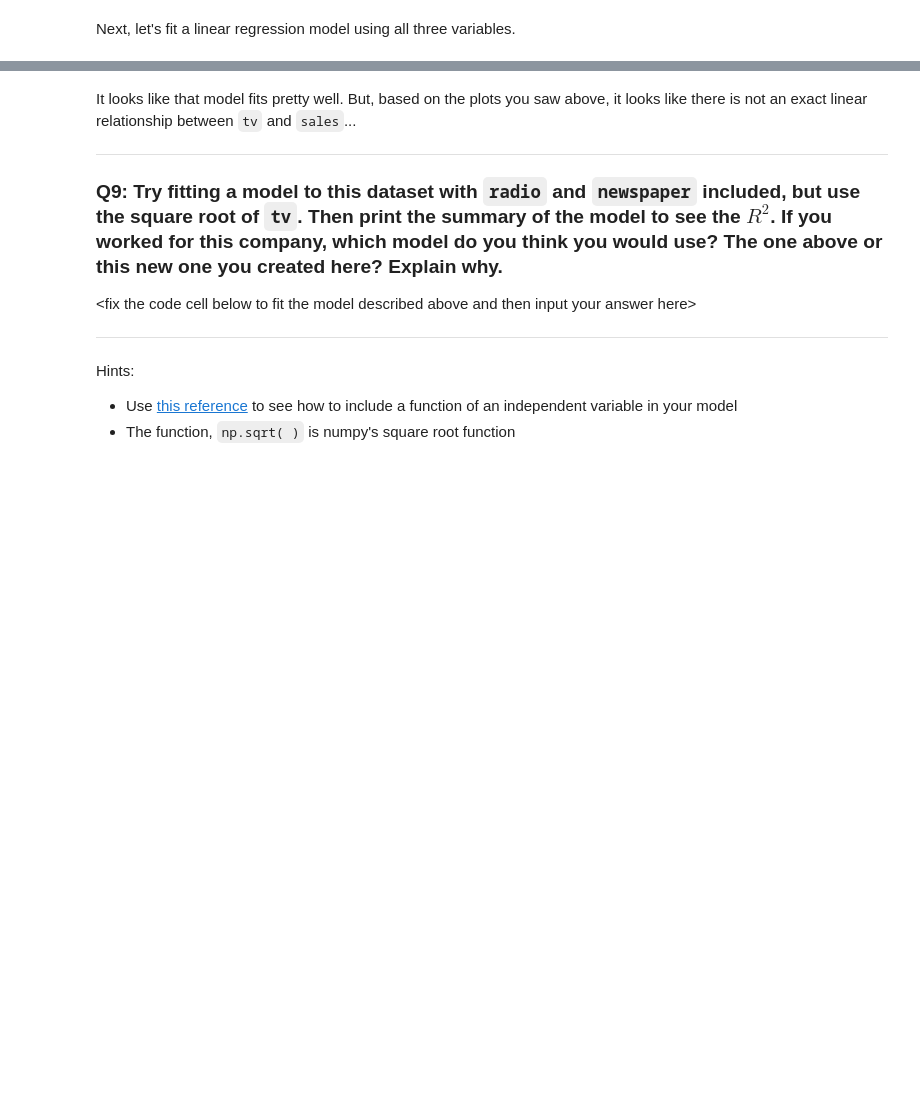
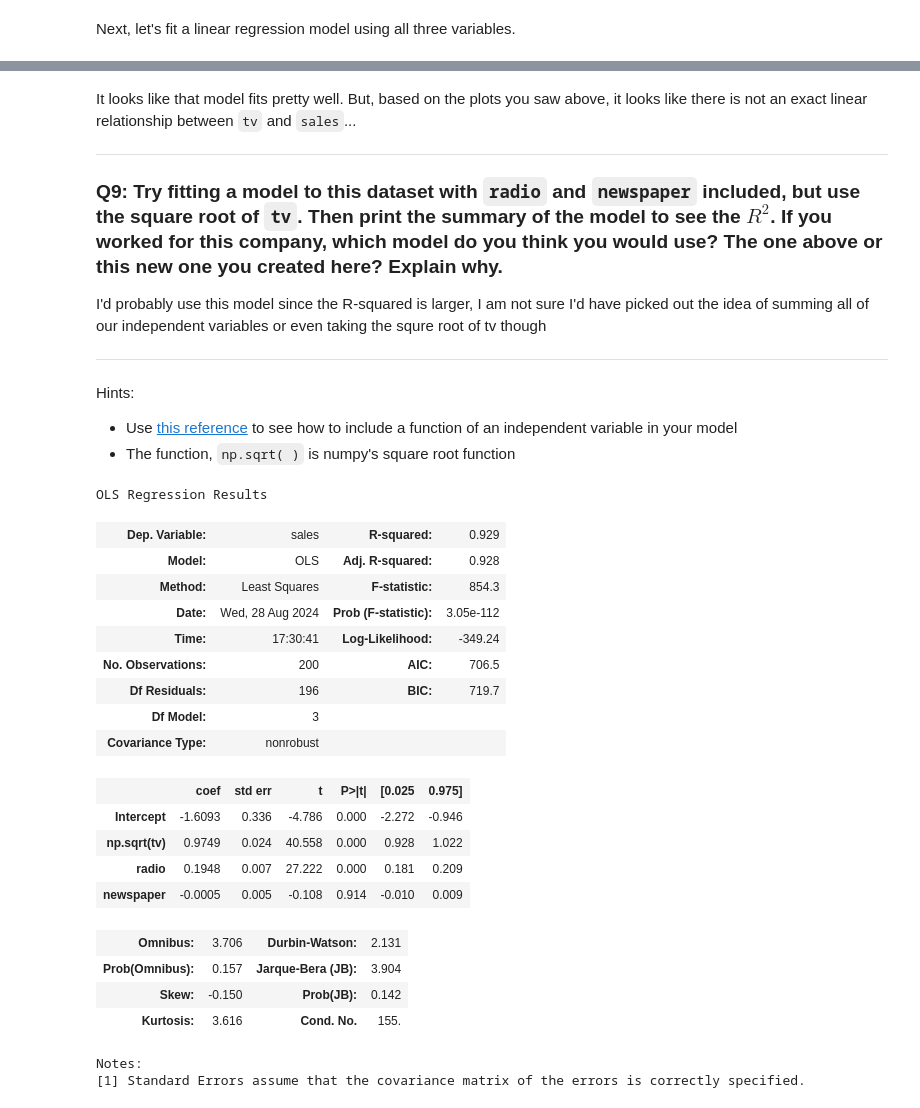
Before and after one commit to Ehat825/cs3120-assign2, a Jupyter notebook: linear_regression_lab.ipynb, the cells around one changed output, grey strips where cells are left out. Cells and saved outputs as stored; diff of their text form; code cells hidden in the pictures; blank space fills up the shorter version.

```diff
--- a/linear_regression_lab.ipynb
+++ b/linear_regression_lab.ipynb
@@ -569,16 +670,37 @@ It looks like that model fits pretty well. But, based on the plots you saw above
 
 ### Q9: Try fitting a model to this dataset with `radio` and `newspaper` included, but use the square root of `tv`. Then print the summary of the model to see the $R^2$. If you worked for this company, which model do you think you would use? The one above or this new one you created here? Explain why.
 
-\<fix the code cell below to fit the model described above and then input your answer here>
-
+I'd probably use this model since the R-squared is larger, I am not sure I'd have picked out the idea of summing all of our independent variables or even taking the squre root of tv though
 ***
 
 Hints:
 * Use [this reference](https://www.statsmodels.org/dev/example_formulas.html#functions) to see how to include a function of an independent variable in your model
 * The function, `np.sqrt( )` is numpy's square root function
 # %%
-lm_adv = smf.ols(formula='sales ~ ', data=df_adv).fit()
+lm_adv = smf.ols(formula='sales  ~ np.sqrt(tv) + radio + newspaper ', data=df_adv).fit()
 lm_adv.summary()
+# %% [output]
+OLS Regression Results
+| Dep. Variable: | sales | R-squared: | 0.929 |
+| Model: | OLS | Adj. R-squared: | 0.928 |
+| Method: | Least Squares | F-statistic: | 854.3 |
+| Date: | Wed, 28 Aug 2024 | Prob (F-statistic): | 3.05e-112 |
+| Time: | 17:30:41 | Log-Likelihood: | -349.24 |
+| No. Observations: | 200 | AIC: | 706.5 |
+| Df Residuals: | 196 | BIC: | 719.7 |
+| Df Model: | 3 |  |  |
+| Covariance Type: | nonrobust |  |  |
+|  | coef | std err | t | P>|t| | [0.025 | 0.975] |
+| Intercept | -1.6093 | 0.336 | -4.786 | 0.000 | -2.272 | -0.946 |
+| np.sqrt(tv) | 0.9749 | 0.024 | 40.558 | 0.000 | 0.928 | 1.022 |
+| radio | 0.1948 | 0.007 | 27.222 | 0.000 | 0.181 | 0.209 |
+| newspaper | -0.0005 | 0.005 | -0.108 | 0.914 | -0.010 | 0.009 |
+| Omnibus: | 3.706 | Durbin-Watson: | 2.131 |
+| Prob(Omnibus): | 0.157 | Jarque-Bera (JB): | 3.904 |
+| Skew: | -0.150 | Prob(JB): | 0.142 |
+| Kurtosis: | 3.616 | Cond. No. | 155. |
+Notes:
+[1] Standard Errors assume that the covariance matrix of the errors is correctly specified.
 # %% [markdown]
 Nice work completing this notebook. If you didn't already appreciate the power of linear regression, hopefully this helped convince you in some way. Even though we will use lots of other types of models, you will almost always want to start with linear regression because of its simplicity, stability, and flexibility. We'll always want to use the *right model for the task at hand* though, so we probably don't want to be too much like either of the people below :)
 
```
Also changed, not shown: parts of 20 cells of this notebook.
